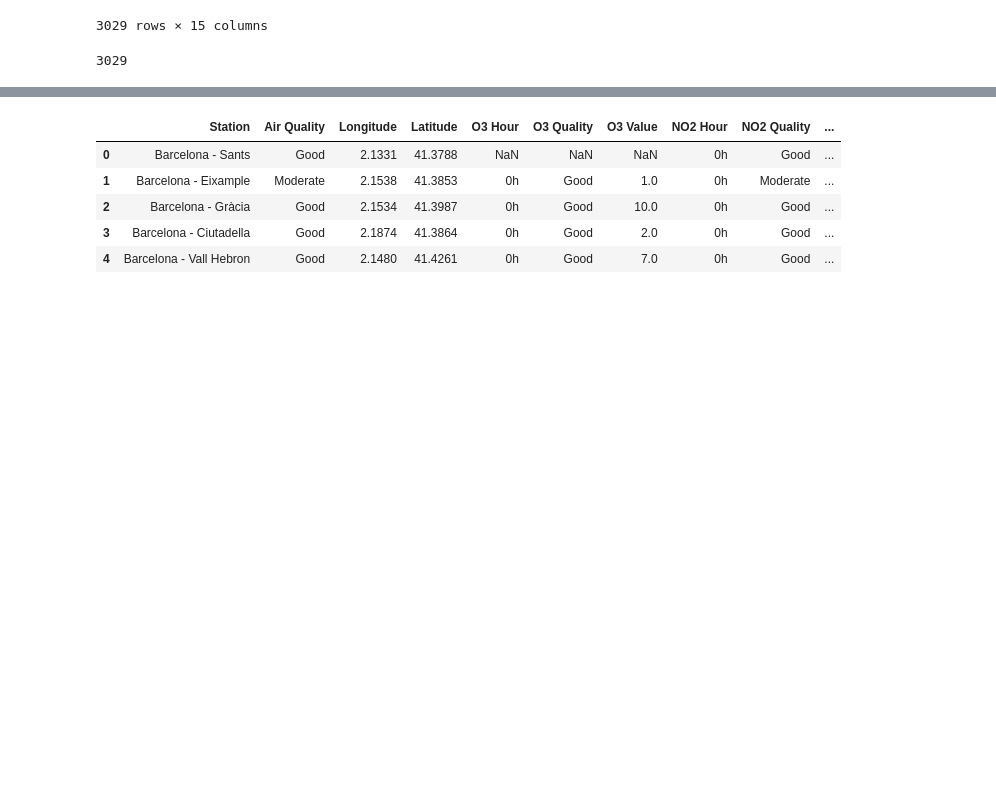
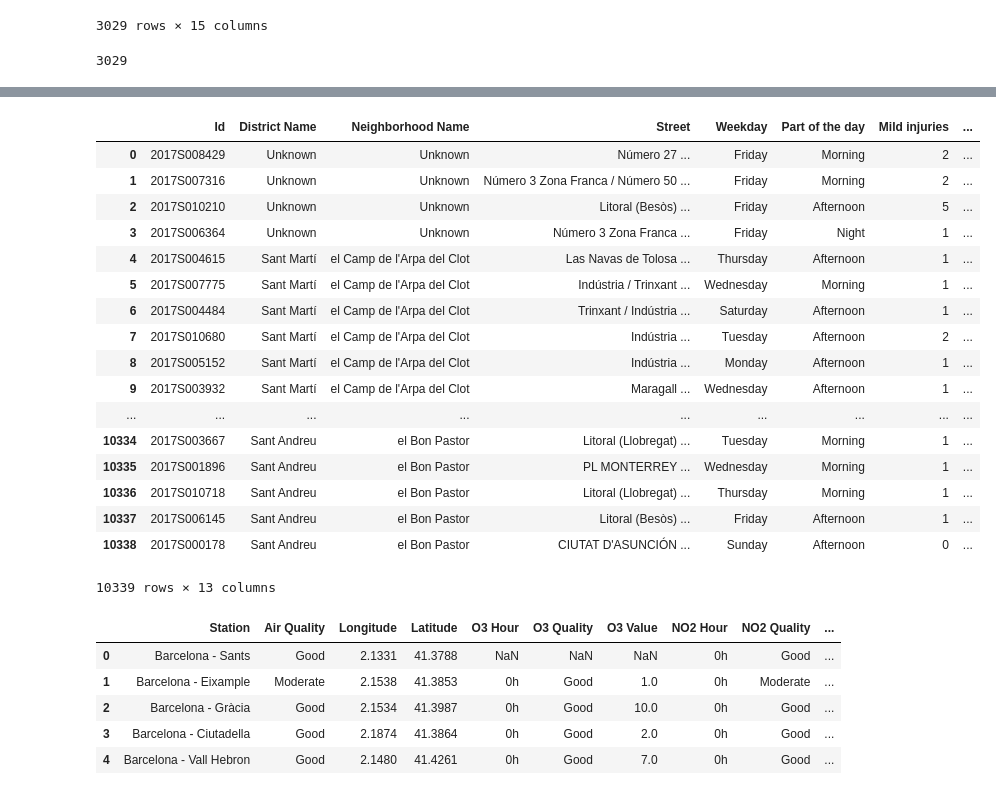
Before and after one commit to catherinelee274/Barcelona-Prediction, a Jupyter notebook: barcelona_eda.ipynb, the cells around one changed output, grey strips where cells are left out. Drawn from its saved outputs; the diff is of its cells as text; code cells hidden in the pictures; blank space fills up the shorter version.

Commit message:
conversion to datetime

```diff
--- a/barcelona_eda.ipynb
+++ b/barcelona_eda.ipynb
@@ -78,0 +105,8 @@ len(acc.loc[acc['District Name'] == 'Eixample' ])
+# %%
+# Format is always Y-M-D H:M:S
+#has month/day/hour/year NO MINUTE
+
+acc['Datetime']  = (pd.to_datetime('2017' + '-' +
+                                  acc_test['Month'].astype(str) + '-' +
+                                  acc_test['Day'].astype(str) + ' ' +
+                                  acc_test['Hour'].astype(str)+':00:00'))
@@ -79,3 +131,24 @@ len(acc.loc[acc['District Name'] == 'Eixample' ])
+# %%
+acc.drop(columns=['Month','Day','Hour'])
+# %% [output]
+|  | Id | District Name | Neighborhood Name | Street | Weekday | Part of the day | Mild injuries | ... |
+| 0 | 2017S008429 | Unknown | Unknown | Número 27 ... | Friday | Morning | 2 | ... |
+| 1 | 2017S007316 | Unknown | Unknown | Número 3 Zona Franca / Número 50 ... | Friday | Morning | 2 | ... |
+| 2 | 2017S010210 | Unknown | Unknown | Litoral (Besòs) ... | Friday | Afternoon | 5 | ... |
+| 3 | 2017S006364 | Unknown | Unknown | Número 3 Zona Franca ... | Friday | Night | 1 | ... |
+| 4 | 2017S004615 | Sant Martí | el Camp de l'Arpa del Clot | Las Navas de Tolosa ... | Thursday | Afternoon | 1 | ... |
+| 5 | 2017S007775 | Sant Martí | el Camp de l'Arpa del Clot | Indústria / Trinxant ... | Wednesday | Morning | 1 | ... |
+| 6 | 2017S004484 | Sant Martí | el Camp de l'Arpa del Clot | Trinxant / Indústria ... | Saturday | Afternoon | 1 | ... |
+| 7 | 2017S010680 | Sant Martí | el Camp de l'Arpa del Clot | Indústria ... | Tuesday | Afternoon | 2 | ... |
+| 8 | 2017S005152 | Sant Martí | el Camp de l'Arpa del Clot | Indústria ... | Monday | Afternoon | 1 | ... |
+| 9 | 2017S003932 | Sant Martí | el Camp de l'Arpa del Clot | Maragall ... | Wednesday | Afternoon | 1 | ... |
+| ... | ... | ... | ... | ... | ... | ... | ... | ... |
+| 10334 | 2017S003667 | Sant Andreu | el Bon Pastor | Litoral (Llobregat) ... | Tuesday | Morning | 1 | ... |
+| 10335 | 2017S001896 | Sant Andreu | el Bon Pastor | PL MONTERREY ... | Wednesday | Morning | 1 | ... |
+| 10336 | 2017S010718 | Sant Andreu | el Bon Pastor | Litoral (Llobregat) ... | Thursday | Morning | 1 | ... |
+| 10337 | 2017S006145 | Sant Andreu | el Bon Pastor | Litoral (Besòs) ... | Friday | Afternoon | 1 | ... |
+| 10338 | 2017S000178 | Sant Andreu | el Bon Pastor | CIUTAT D'ASUNCIÓN ... | Sunday | Afternoon | 0 | ... |
+10339 rows × 13 columns
 # %%
 #Time series/Barplot of Accidents in Eixample
 # %%
```
Also changed, not shown: parts of 11 cells of this notebook.
